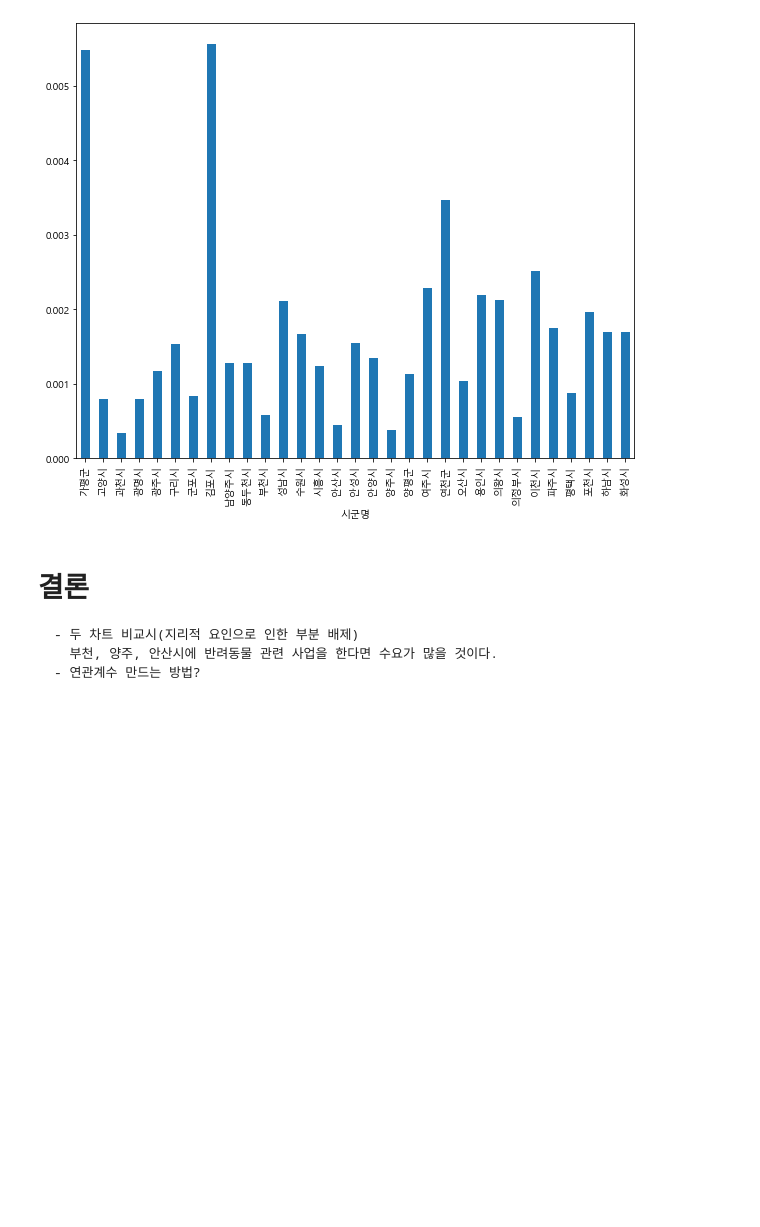
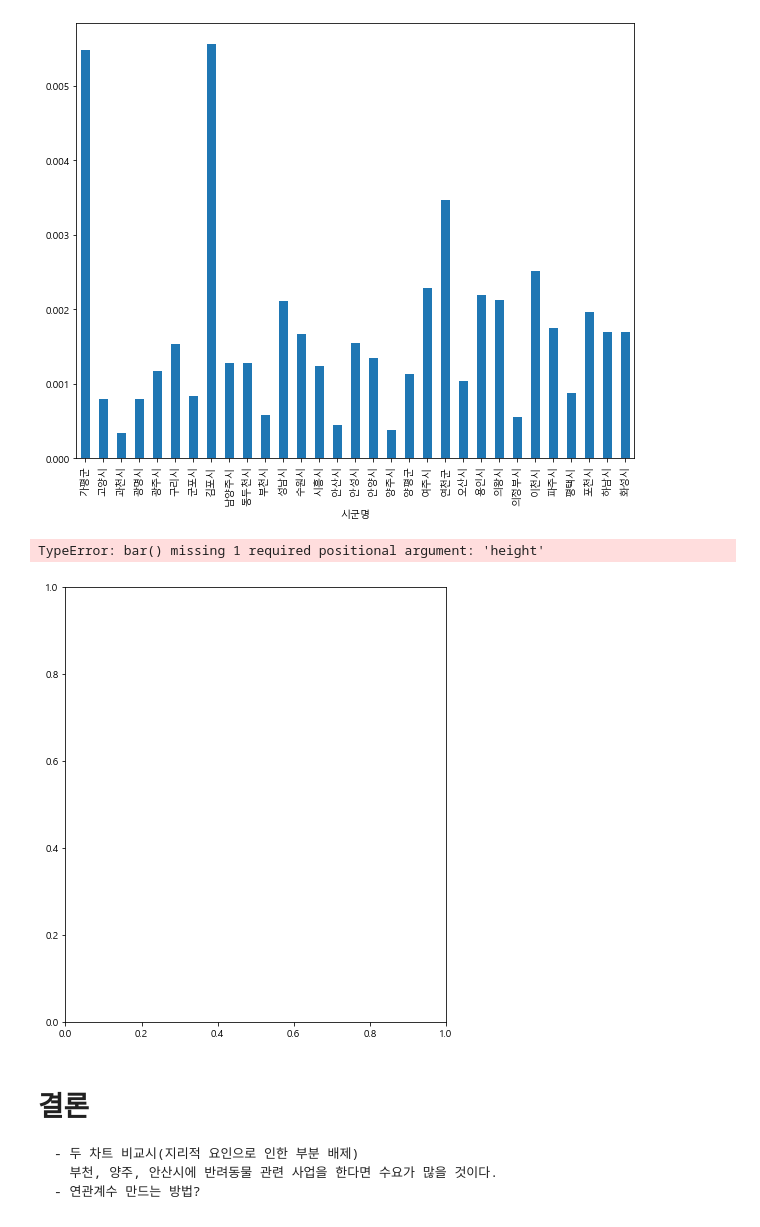
Before and after one commit to doksan-tech/project_pet, a Jupyter notebook: mini_project.ipynb, the cells around one changed output. Drawn from its saved outputs; the diff is of its cells as text; code cells hidden in the pictures; blank space fills up the shorter version.

Commit message:
temp_result

```diff
--- a/mini_project.ipynb
+++ b/mini_project.ipynb
@@ -440,7 +441,7 @@ df_sum_hospital_petSaleCompany
 | 화성시 | 82 |
 61 rows × 1 columns
 # %%
-df_result1 = pd.merge(df_result,df_sum_hospital_petSaleCompany,how='outer', on='시군명')
+df_result1 = pd.merge(df_result,df_sum_hospital_petSaleCompany,how='inner', on='시군명')
 df_result1
 # %% [output]
 |  | 총 인구수 | 총 동물수 | 업체수 |
@@ -528,3 +518,23 @@ plt.show()
+# %%
+fig = plt.figure(figsize = (15, 8))
+
+plt.subplot(1, 2, 1)                # nrows=2, ncols=1, index=1
+plt.bar(df_total_store.div(df_total_animal))
+plt.title('인구대비 반려동물 수')
+plt.xlabel('시군')
+plt.ylabel('비율')
+
+plt.subplot(1, 2, 2)                # nrows=2, ncols=1, index=2
+plt.bar(df_total_animal.div(df_total_human))
+plt.title('반려동물 대비 업체 수')
+plt.xlabel('시군')
+plt.ylabel('비율')
+
+plt.tight_layout()
+plt.show()
+# %% [output]
+TypeError: bar() missing 1 required positional argument: 'height'
+[figure, added]
 # %% [markdown]
 # 결론
 
```
Also changed, not shown: parts of 7 cells of this notebook.
